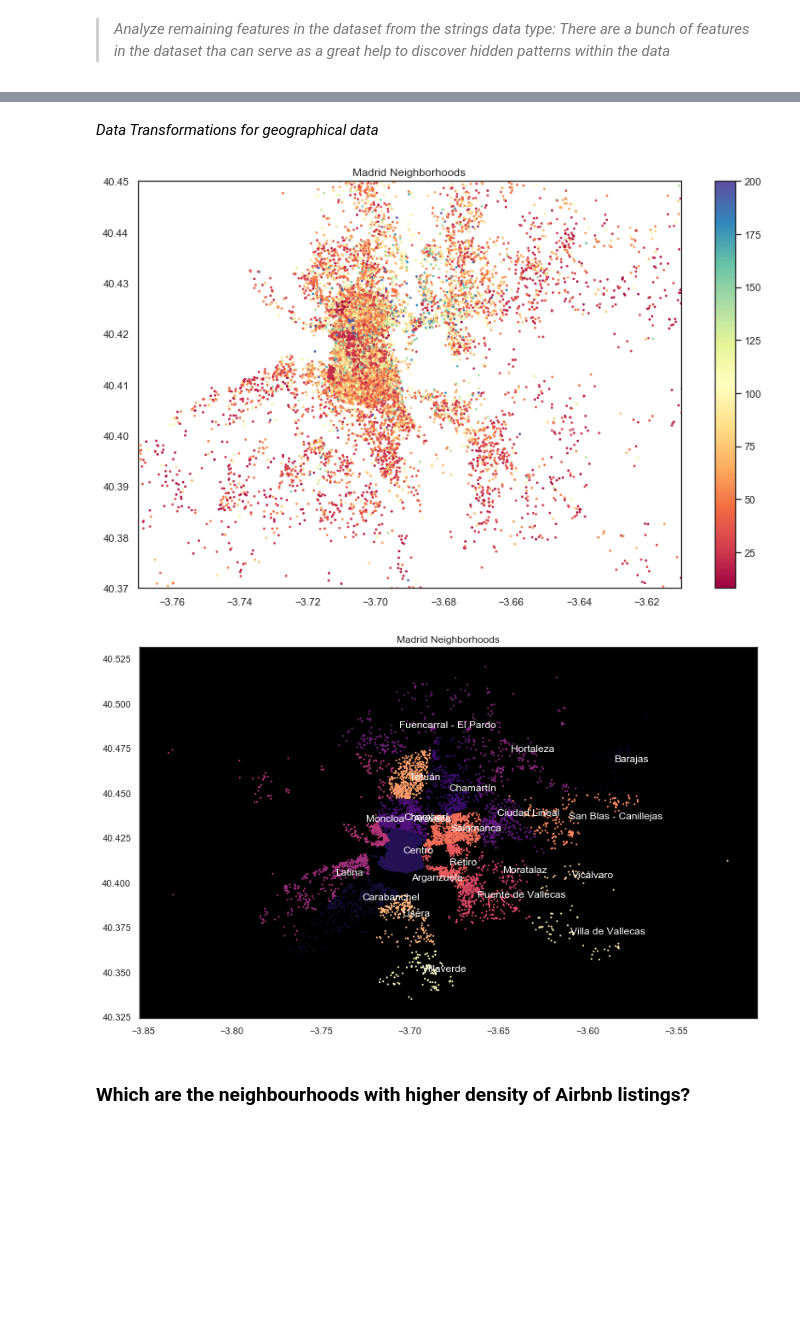
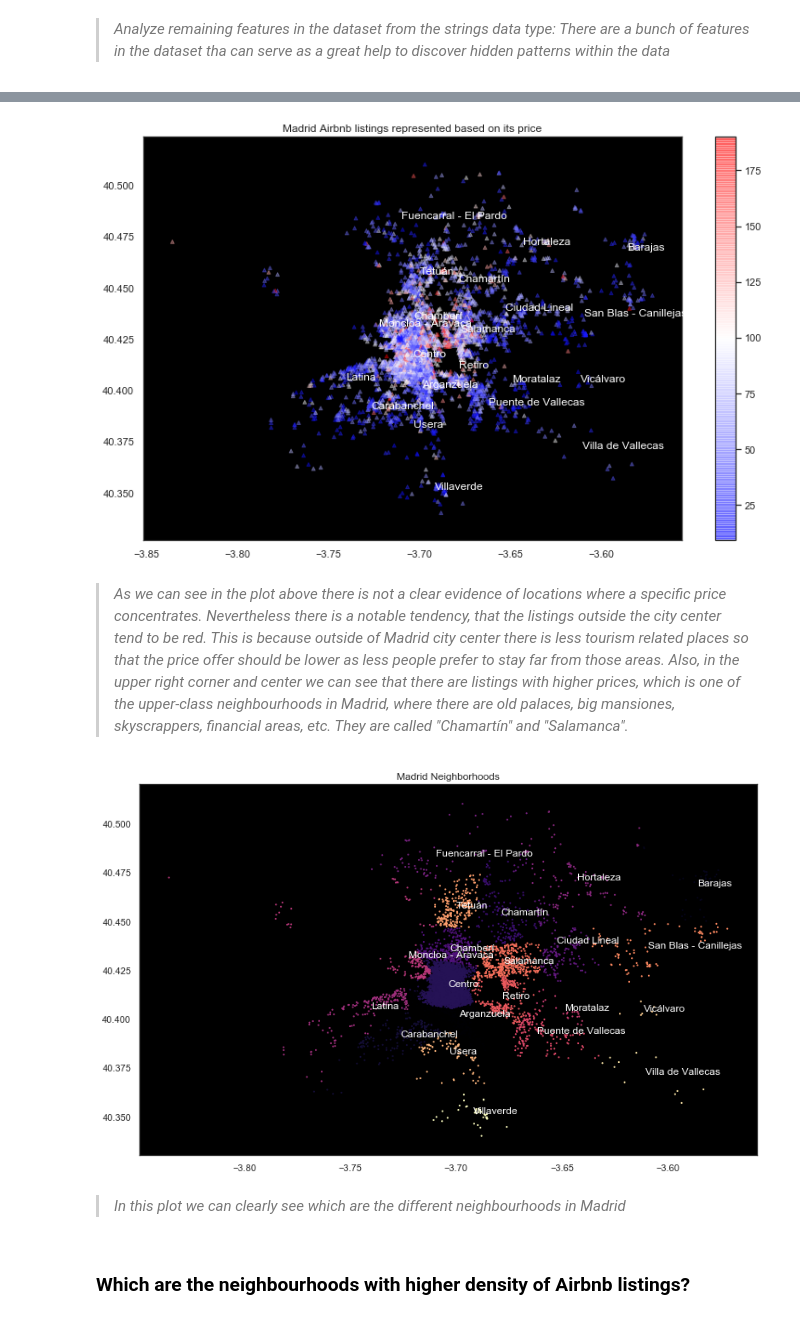
Before and after one commit to ManuelMartin11/kaggle-madrid-airbnb, a Jupyter notebook: EDA.ipynb, the cells around one changed output, grey strips where cells are left out. Cells and saved outputs as stored; diff of their text form; code cells hidden in the pictures; blank space fills up the shorter version.

```diff
--- a/EDA.ipynb
+++ b/EDA.ipynb
@@ -211,7 +211,7 @@ plt.show()
 [figure]
 # %%
 # Delete the rows with a very high number of missing values (>25%)
-threshold = 0.15
+threshold = 0.25
 columns_to_drop = listdf.columns[listdf.isna().sum()/listdf.shape[0] > threshold].tolist()
 print("Columns to be dropped...")
 for col in columns_to_drop:
@@ -364,20 +337,26 @@ annotated_centers
-# %% [markdown]
-*Data Transformations for geographical data*
 # %%
 sns.set_style("white")
 fig = plt.figure(figsize=(13, 8))
-plt.title("Madrid Neighborhoods")
+ax = fig.add_subplot(111)
+ax.set_facecolor('xkcd:black')
+plt.title("Madrid Airbnb listings represented based on its price")
 plt.scatter(lists_to_draw.longitude,
             lists_to_draw.latitude,
-            s=10, marker=".",
+            s=15, marker="^", alpha=0.4,
             c=lists_to_draw.price,
-            cmap="Spectral")
-plt.xlim(-3.77, -3.61)
-plt.ylim(40.37, 40.45)
+            cmap="bwr")
+#plt.xlim(-3.77, -3.61)
+#plt.ylim(40.37, 40.45)
+
+for pair in annotated_centers:
+    ax.annotate(pair[0], xy=(pair[1], pair[2]), color="white")
+
 plt.colorbar()
 plt.show()
 # %% [output]
-[figure, old version]
+[figure, new version]
+# %% [markdown]
+>*As we can see in the plot above there is not a clear evidence of locations where a specific price concentrates. Nevertheless there is a notable tendency, that the listings outside the city center tend to be red. This is because outside of Madrid city center there is less tourism related places so that the price offer should be lower as less people prefer to stay far from those areas. Also, in the upper right corner and center we can see that there are listings with higher prices, which is one of the upper-class neighbourhoods in Madrid, where there are old palaces, big mansiones, skyscrappers, financial areas, etc. They are called "Chamartín" and "Salamanca".*
 # %%
 sns.set_style("white")
 fig = plt.figure(figsize=(13, 8))
@@ -397,7 +376,9 @@ for pair in annotated_centers:
 
 plt.show()
 # %% [output]
-[figure, old version]
+[figure, new version]
+# %% [markdown]
+> *In this plot we can clearly see which are the different neighbourhoods in Madrid*
 # %% [markdown]
 ### Which are the neighbourhoods with higher density of Airbnb listings?
 # %% [markdown]
```
Also changed, not shown: parts of 39 cells of this notebook.
